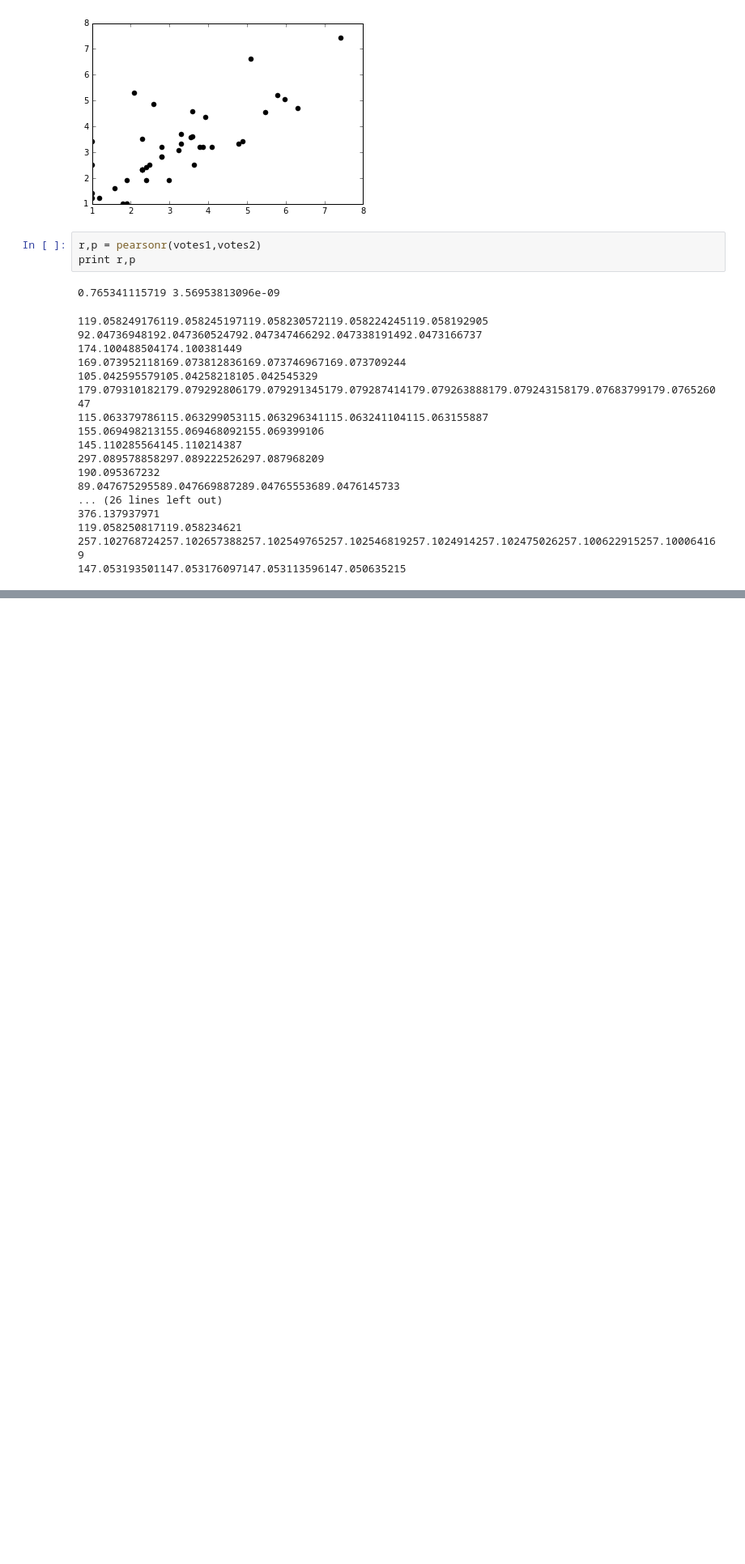
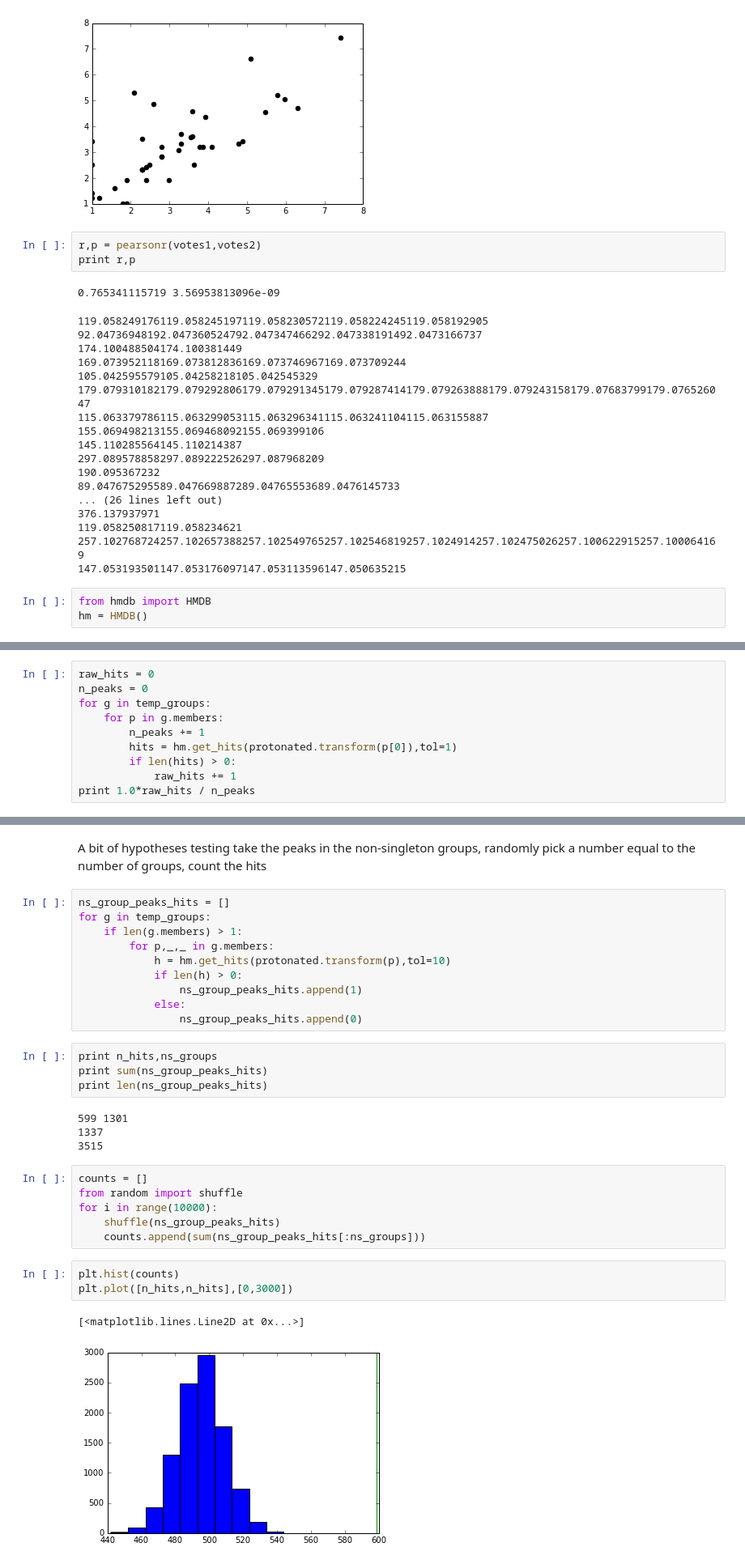
Before and after one commit to sdrogers/ms1fun, a Jupyter notebook: notebooks/VotingScheme.ipynb, the cells around one changed output, grey strips where cells are left out. Shown: that part at 81% size. Saved outputs shown, nothing was run; the diff lists cells and outputs as text; blank space fills up the shorter version.

```diff
--- a/notebooks/VotingScheme.ipynb
+++ b/notebooks/VotingScheme.ipynb
@@ -530,3 +530,6 @@ print r,p
 119.058250817119.058234621
 257.102768724257.102657388257.102549765257.102546819257.1024914257.102475026257.100622915257.100064169
 147.053193501147.053176097147.053113596147.050635215
+# %%
+from hmdb import HMDB
+hm = HMDB()
@@ -532,0 +561,10 @@ print r,p
+# %%
+raw_hits = 0
+n_peaks = 0
+for g in temp_groups:
+    for p in g.members:
+        n_peaks += 1
+        hits = hm.get_hits(protonated.transform(p[0]),tol=1)
+        if len(hits) > 0:
+            raw_hits += 1
+print 1.0*raw_hits / n_peaks
@@ -532,0 +577,32 @@ print r,p
+# %% [markdown]
+A bit of hypotheses testing take the peaks in the non-singleton groups, randomly pick a number equal to the number of groups, count the hits
+# %%
+ns_group_peaks_hits = []
+for g in temp_groups:
+    if len(g.members) > 1:
+        for p,_,_ in g.members:
+            h = hm.get_hits(protonated.transform(p),tol=10)
+            if len(h) > 0:
+                ns_group_peaks_hits.append(1)
+            else:
+                ns_group_peaks_hits.append(0)
+# %%
+print n_hits,ns_groups
+print sum(ns_group_peaks_hits)
+print len(ns_group_peaks_hits)
+# %% [output]
+599 1301
+1337
+3515
+# %%
+counts = []
+from random import shuffle
+for i in range(10000):
+    shuffle(ns_group_peaks_hits)
+    counts.append(sum(ns_group_peaks_hits[:ns_groups]))
+# %%
+plt.hist(counts)
+plt.plot([n_hits,n_hits],[0,3000])
+# %% [output]
+[<matplotlib.lines.Line2D at 0x...>]
+[figure, added]
```
Also changed, not shown: parts of 7 cells of this notebook.
